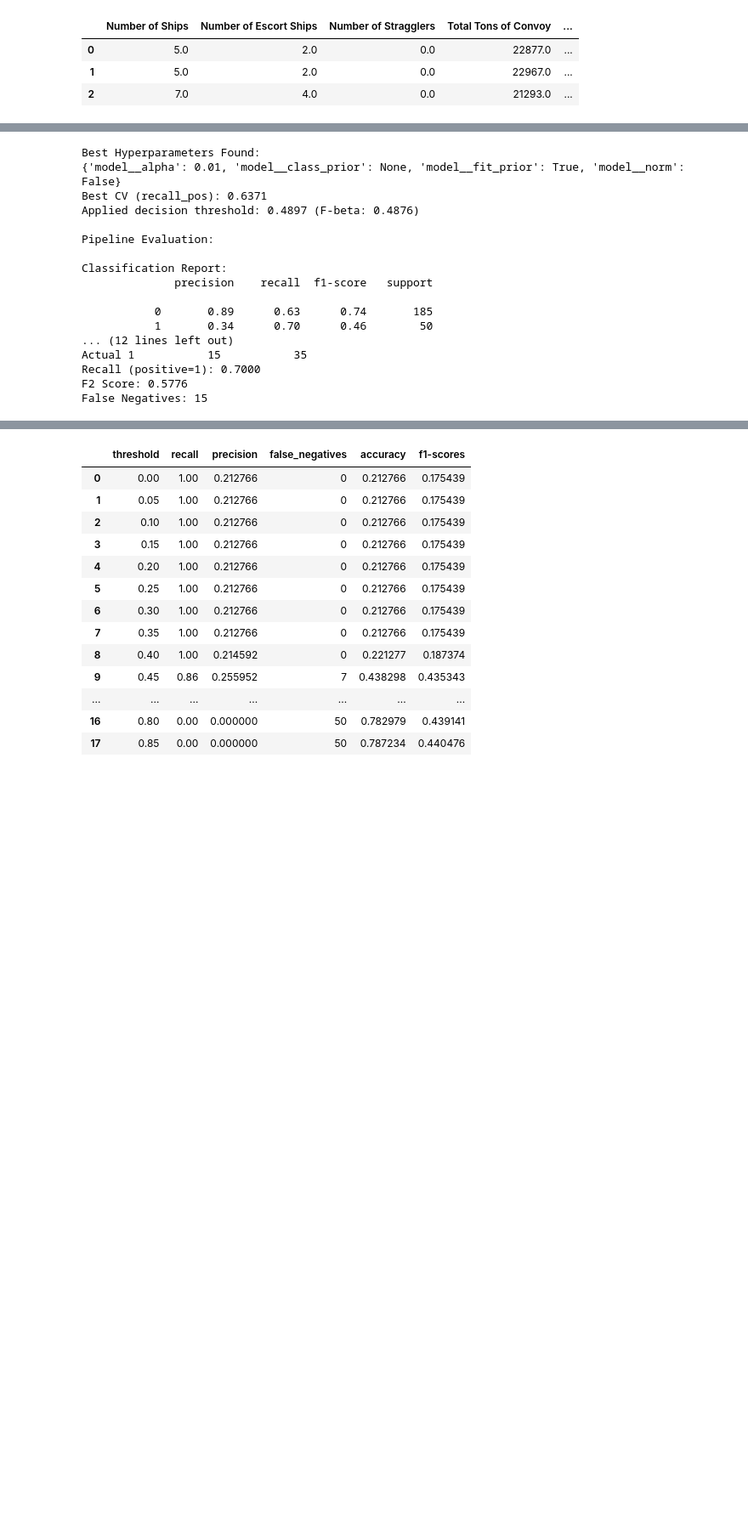
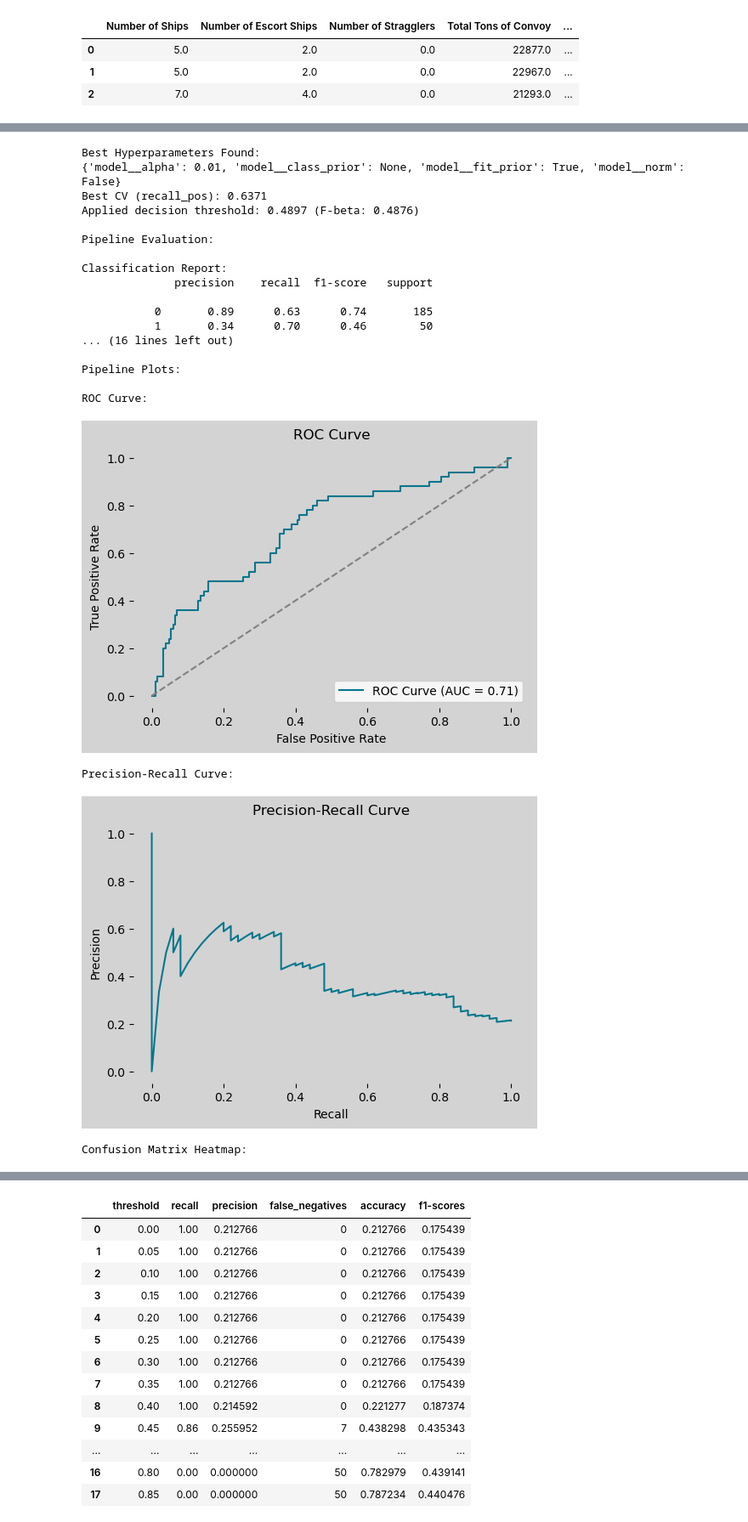
Before and after one commit to MAP9900/Convoy-Predictor-Project, a Jupyter notebook: notebooks/exploration/CNB_and_QDA_Test.ipynb, the cells around one changed output, grey strips where cells are left out. Shown at 85% size. Saved outputs shown, nothing was run; the diff lists cells and outputs as text; code cells hidden in the pictures; blank space fills up the shorter version.

Commit message:
Re-Run CNB & QDA Tests and save new figs

```diff
--- a/notebooks/exploration/CNB_and_QDA_Test.ipynb
+++ b/notebooks/exploration/CNB_and_QDA_Test.ipynb
@@ -91,26 +91,30 @@ Model has no attribute: Feature Importances
 # %%
 #More In Depth Param Grid Test
 cnb2 = CNB_Class(parameter_grid=cnb_grid2, cv_folds=5, random_state=1945)
 cnb2.positive_label = positive_label
 cnb2.auto_calibrate_threshold = True
 cnb2.train_test_split(X, y)
 cnb2.optimize(scoring=recall_scorers, refit="recall_pos")
-cnb_results2 = cnb2.evaluate(show_plots=False, print_results=True)
+cnb_results2 = cnb2.evaluate(show_plots=True, print_results=True) #Save Plots here for Docs
 # %% [output]
 Best Hyperparameters Found:
 {'model__alpha': 0.01, 'model__class_prior': None, 'model__fit_prior': True, 'model__norm': False}
 Best CV (recall_pos): 0.6371
 Applied decision threshold: 0.4897 (F-beta: 0.4876)
 
 Pipeline Evaluation:
 
 Classification Report:
               precision    recall  f1-score   support
 
            0       0.89      0.63      0.74       185
            1       0.34      0.70      0.46        50
-... (12 lines left out)
-Actual 1           15           35
-Recall (positive=1): 0.7000
-F2 Score: 0.5776
-False Negatives: 15
+... (16 lines left out)
+
+Pipeline Plots:
+
+ROC Curve:
+[figure, added]
+Precision-Recall Curve:
+[figure, added]
+Confusion Matrix Heatmap:
```
Also changed, not shown: parts of 4 cells of this notebook, 6 other files.
